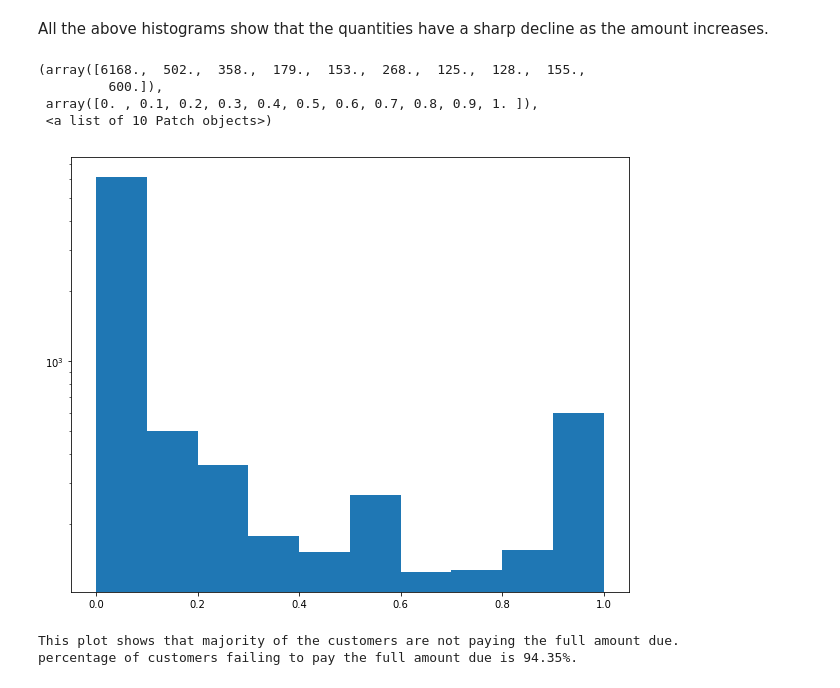
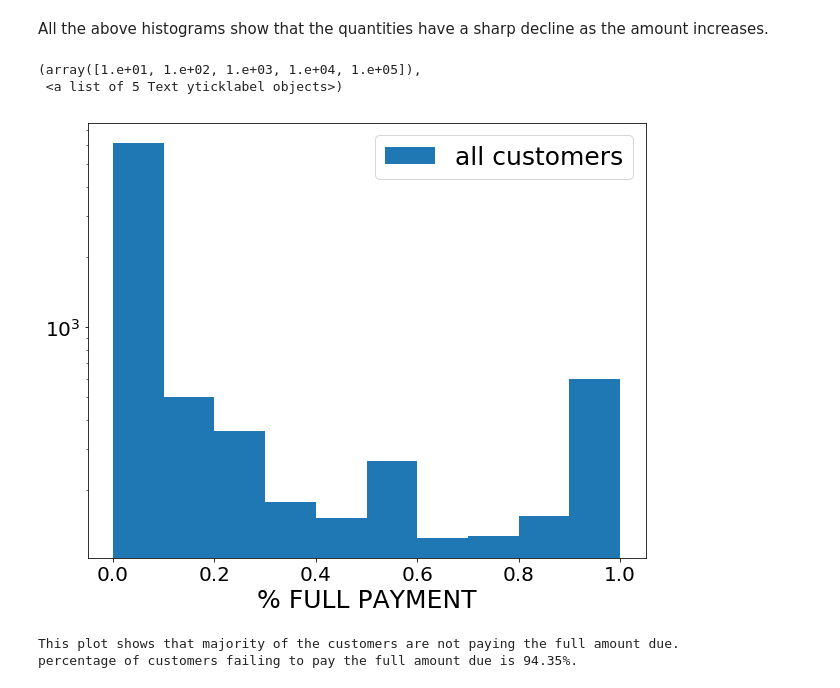
Before and after one commit to mnathvt/insight_data_challenge, a Jupyter notebook: dc2/cc_analysis.ipynb, the cells around one changed output. Drawn from its saved outputs; the diff is of its cells as text; code cells hidden in the pictures.

```diff
--- a/dc2/cc_analysis.ipynb
+++ b/dc2/cc_analysis.ipynb
@@ -218,13 +219,16 @@ for i, col in enumerate(to_plot_vals):
 All the above histograms show that the quantities have a sharp decline as the amount increases.
 # %%
 plt.figure(figsize = (10, 8))
-plt.hist(df['PRC_FULL_PAYMENT'], log = True)
+axis_tick_font = {'size':'20', 'color':'black'}
+plt.hist(df['PRC_FULL_PAYMENT'], log = True, label = 'all customers')
+plt.legend(loc = 'best', fontsize = 25)
+plt.xlabel('% FULL PAYMENT', fontsize = 25)
+plt.xticks(**axis_tick_font)
+plt.yticks(**axis_tick_font)
 # %% [output]
-(array([6168.,  502.,  358.,  179.,  153.,  268.,  125.,  128.,  155.,
-         600.]),
- array([0. , 0.1, 0.2, 0.3, 0.4, 0.5, 0.6, 0.7, 0.8, 0.9, 1. ]),
- <a list of 10 Patch objects>)
+(array([1.e+01, 1.e+02, 1.e+03, 1.e+04, 1.e+05]),
+ <a list of 5 Text yticklabel objects>)
-[figure, old version]
+[figure, new version]
 # %%
 print('This plot shows that majority of the customers are not paying the full amount due.')
 print('percentage of customers failing to pay the full amount due is {:.2f}%.'\
```
Also changed, not shown: parts of 8 cells of this notebook.
